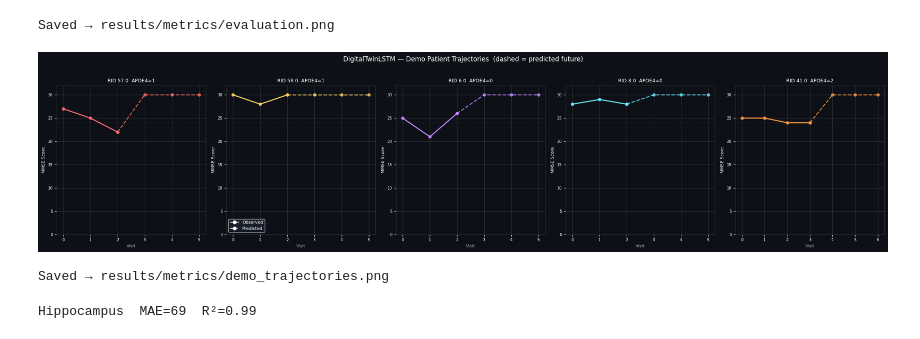
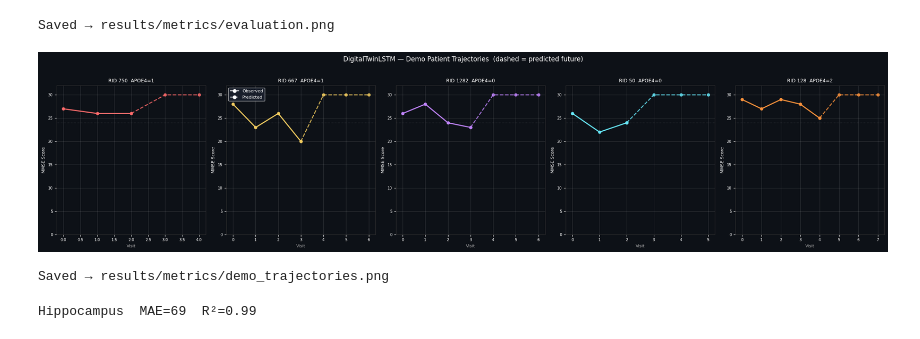
Before and after one commit to evanimenon/alzheimers-digital-twin, a Jupyter notebook: 02_lstm_model.ipynb, the cells around one changed output. Drawn from its saved outputs; the diff is of its cells as text; code cells hidden in the pictures.

```diff
--- a/02_lstm_model.ipynb
+++ b/02_lstm_model.ipynb
@@ -344,34 +344,15 @@ Saved → results/metrics/evaluation.png
 # ── CELL 10: demo_trajectories.png ───────────────────────────────────────
 model.eval()
 
-candidate_rids = []
-for rid, group in df.dropna(subset=['MMSE', 'visit_num']).groupby('RID'):
-    group = group.sort_values('visit_num')
-    if len(group) >= 6:
-        candidate_rids.append(rid)
-
-rid_apoe = (df[df['RID'].isin(candidate_rids)]
-            [['RID', 'APOE4']]
-            .drop_duplicates('RID')
-            .dropna(subset=['APOE4']))
-
-demo_rids = []
-for apoe_val in [1, 1, 0, 0, 2]:
-    subset = rid_apoe[rid_apoe['APOE4'] == apoe_val]['RID'].values
-    for r in subset:
-        if r not in demo_rids:
-            demo_rids.append(r)
-            break
-    if len(demo_rids) == 5:
-        break
-
-# Fallback: just pick the first 5 candidates if APOE4 not diverse enough
+# Fixed demo patients matching notebooks 04 and 05
+DEMO_RIDS = [750, 667, 1282, 50, 128]
+# Only keep RIDs that exist in the dataset
+demo_rids = [r for r in DEMO_RIDS if r in df['RID'].values]
+# Fallback if any are missing
 if len(demo_rids) < 5:
-    for r in candidate_rids:
-        if r not in demo_rids:
-            demo_rids.append(r)
-        if len(demo_rids) == 5:
-            break
+    extras = [r for r in df['RID'].unique() if r not in demo_rids and
+              len(df[df['RID']==r].dropna(subset=['MMSE','visit_num'])) >= 3]
+    demo_rids += extras[:5-len(demo_rids)]
 
 COLORS = ['#ff6b6b', '#f2cc60', '#c084fc', '#67e8f9', '#fb923c']
 
@@ -421,34 +402,34 @@ for ax, rid, color in zip(axes, demo_rids, COLORS):
     ax.plot(obs_visits, obs_mmse, 'o-', color=color,
             linewidth=2, markersize=5, label='Observed')
     if pred_visits:
         join_v = [obs_visits[-1]] + pred_visits
         join_m = [float(obs_mmse[-1])] + pred_mmse_list
         ax.plot(join_v, join_m, 'o--', color=color,
                 linewidth=1.8, markersize=5, alpha=0.85, label='Predicted')
 
     ax.axhline(24, color='white', linestyle=':', alpha=0.2, linewidth=1)
     apoe_str = int(apoe_val) if apoe_val != '?' else '?'
     ax.set_title(f'RID {rid}  APOE4={apoe_str}', color=FG, fontsize=9)
     ax.set_xlabel('Visit', color='#aaa', fontsize=8)
     ax.set_ylabel('MMSE Score', color=FG, fontsize=8)
     ax.set_ylim(0, 32)
     ax.grid(alpha=0.15)
     ax.tick_params(colors=FG, labelsize=7)
     for spine in ax.spines.values(): spine.set_edgecolor('#333')
 
 handles = [
     plt.Line2D([0],[0], color='white', marker='o', linestyle='-',  label='Observed'),
     plt.Line2D([0],[0], color='white', marker='o', linestyle='--', label='Predicted'),
 ]
 axes[1].legend(handles=handles, facecolor='#1c2230', labelcolor=FG, fontsize=8)
 
 plt.tight_layout()
 plt.savefig('results/metrics/demo_trajectories.png', dpi=150,
             bbox_inches='tight', facecolor=BG)
 plt.show()
 print('Saved → results/metrics/demo_trajectories.png')
 # %% [output]
-[figure, old version]
+[figure, new version]
 Saved → results/metrics/demo_trajectories.png
 # %%
 # ── CELL 11: lstm_eval_plots.png  (Hippocampus ridge probe) ──────────────
```
Also changed, not shown: parts of 4 cells of this notebook, 1 other file.
